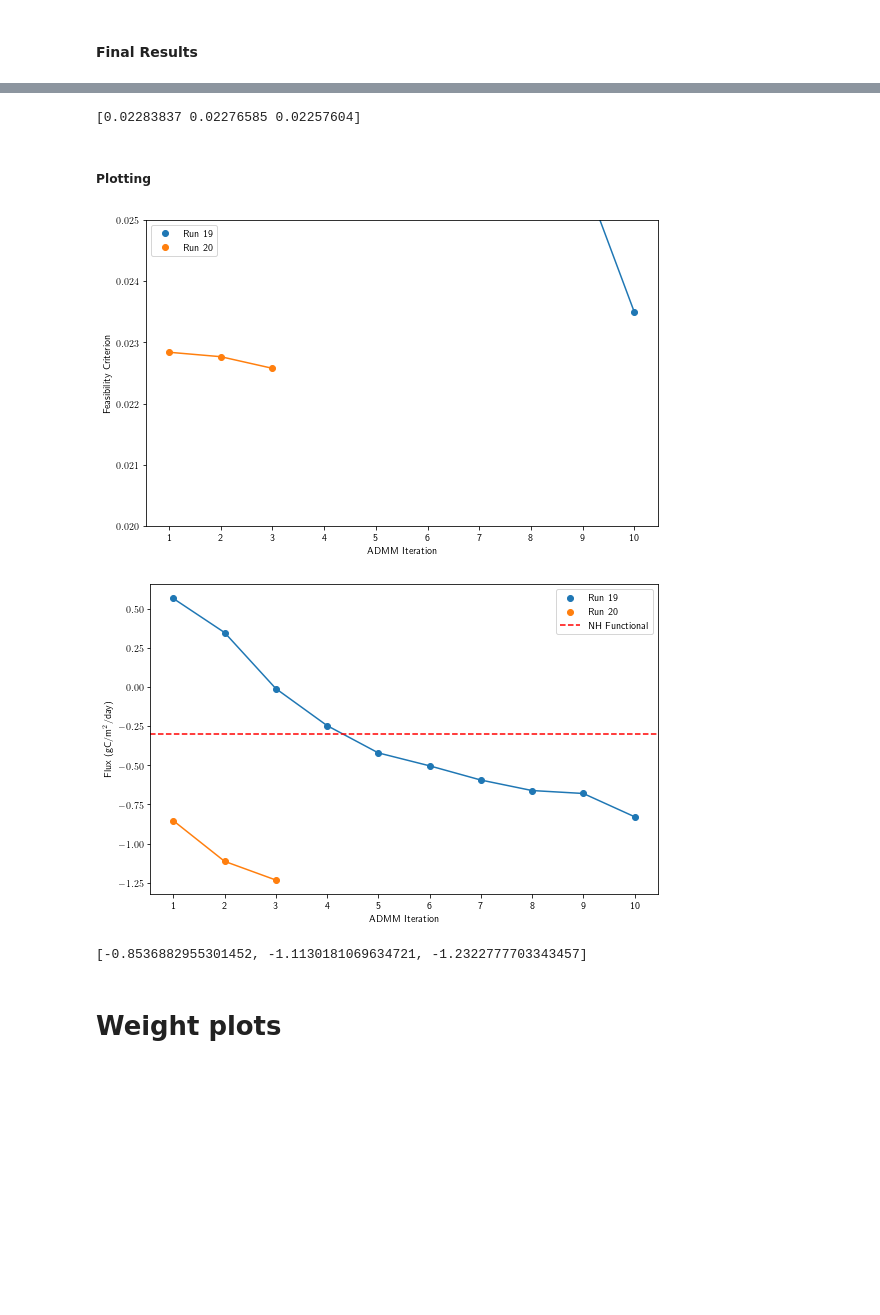
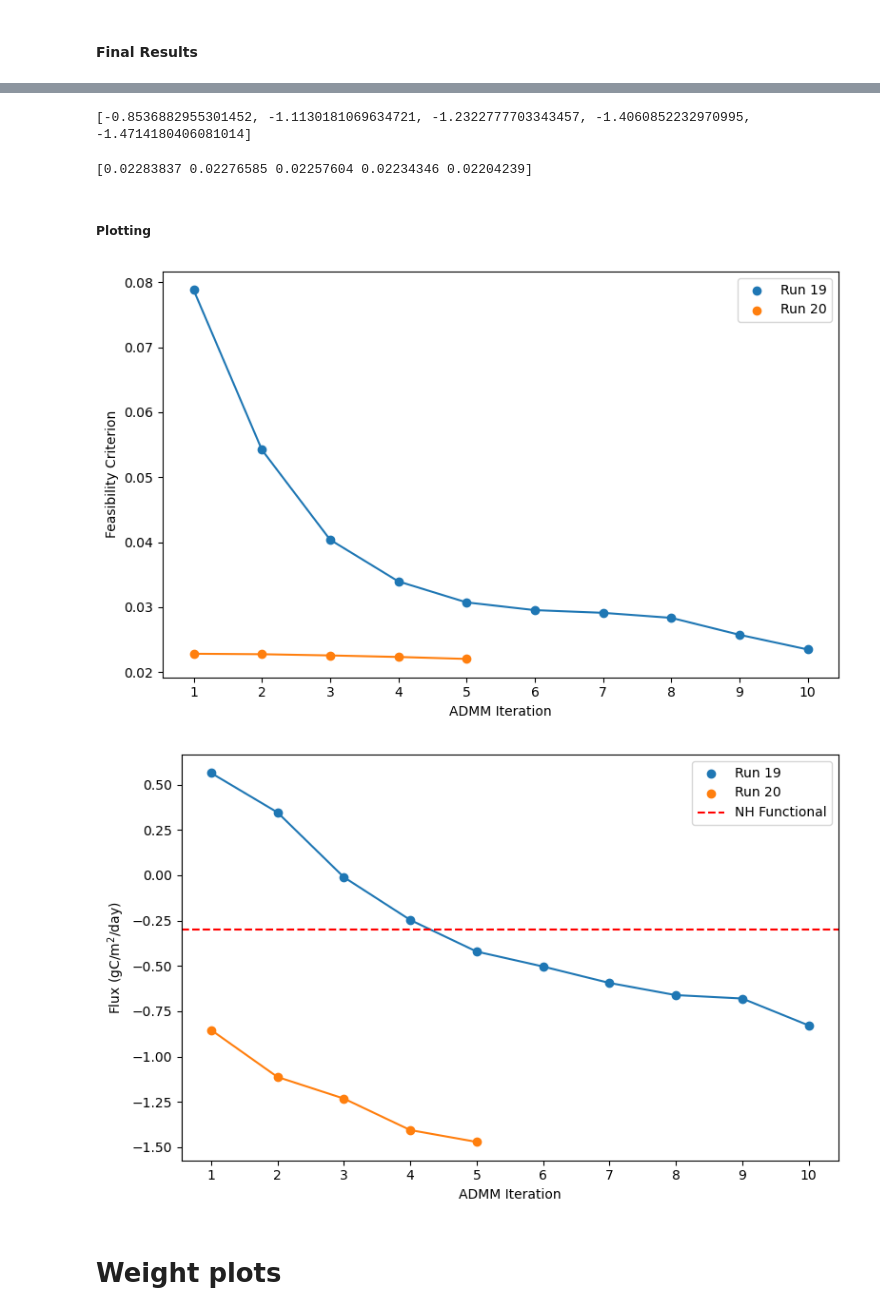
Before and after one commit to mcstanle/cf_inversion_sb_admm, a Jupyter notebook: output_investigations_20.ipynb, the cells around one changed output, grey strips where cells are left out. Drawn from its saved outputs; the diff is of its cells as text; code cells hidden in the pictures; blank space fills up the shorter version.

```diff
--- a/output_investigations_20.ipynb
+++ b/output_investigations_20.ipynb
@@ -248,2 +252,7 @@ plt.show()
 # %% [markdown]
 #### Final Results
+# %%
+# final results from the first set of steps
+with open(BASE_DIR + '/20/opt_output_02.pkl', 'rb') as f:
+    final_res_02 = pickle.load(f)
+print(final_res_02)
@@ -250,6 +277,6 @@ plt.show()
 # %%
 # final results from the previous run
-with open(BASE_DIR + '/20/opt_output_02.pkl', 'rb') as f:
+with open(BASE_DIR + '/20/opt_output_04.pkl', 'rb') as f:
     final_res = pickle.load(f)
 print(final_res)
 # %% [output]
@@ -270,14 +297,23 @@ print(final_res)
        [0., 0., 0., ..., 0., 0., 0.],
        [0., 0., 0., ..., 0., 0., 0.],
        [0., 0., 0., ..., 0., 0., 0.]])}
+# %%
+# compile the objective function values
+final_func_vals = final_res_02['objective_evals'] + final_res['objective_evals']
+print(final_func_vals)
+# %% [output]
+[-0.8536882955301452, -1.1130181069634721, -1.2322777703343457, -1.4060852232970995, -1.4714180406081014]
 # %%
-NUM_ITERS = 3
+NUM_ITERS = 5
 feasibility = np.zeros(NUM_ITERS)
 for i in range(NUM_ITERS):
-    feasibility[i] = np.linalg.norm(h - A.T @ final_res['c_opt_vecs'][i] - final_res['KTw_vecs'][i])
+    if i < 3:
+        feasibility[i] = np.linalg.norm(h - A.T @ final_res_02['c_opt_vecs'][i] - final_res_02['KTw_vecs'][i])
+    else:
+        feasibility[i] = np.linalg.norm(h - A.T @ final_res['c_opt_vecs'][i] - final_res['KTw_vecs'][i])
 print(feasibility)
 # %% [output]
-[0.02283837 0.02276585 0.02257604]
+[0.02283837 0.02276585 0.02257604 0.02234346 0.02204239]
 # %% [markdown]
 ##### Plotting
 # %%
@@ -298,7 +334,7 @@ plt.scatter(np.arange(1, NUM_ITERS + 1), feasibility, label='Run 20')
 
 plt.xticks(ticks=np.arange(1, NUM_ITERS_19 + 1), labels=np.arange(1, NUM_ITERS_19 + 1))
 # plt.yscale('log')
-plt.ylim(0.02, 0.025)
+# plt.ylim(0.02, 0.025)
 plt.xlabel('ADMM Iteration')
 plt.ylabel('Feasibility Criterion')
 plt.legend()
@@ -306,29 +342,25 @@ plt.tight_layout()
 # plt.savefig(SAVE_FIG_BASE + '/feasibility_progress.png', dpi=300)
 plt.show()
 # %% [output]
-[figure, old version]
+[figure, new version]
 # %%
 plt.figure(figsize=(8, 5))
 plt.plot(np.arange(1, NUM_ITERS_19 + 1), final_res_19['objective_evals'])
-plt.plot(np.arange(1, NUM_ITERS + 1), final_res['objective_evals'])
+plt.plot(np.arange(1, NUM_ITERS + 1), final_func_vals)
 plt.scatter(np.arange(1, NUM_ITERS_19 + 1), final_res_19['objective_evals'], label='Run 19')
-plt.scatter(np.arange(1, NUM_ITERS + 1), final_res['objective_evals'], label='Run 20')
+plt.scatter(np.arange(1, NUM_ITERS + 1), final_func_vals, label='Run 20')
 plt.axhline(true_func_val, linestyle='--', label='NH Functional', color='red')
 
 plt.xticks(ticks=np.arange(1, NUM_ITERS_19 + 1), labels=np.arange(1, NUM_ITERS_19 + 1))
 # plt.ylim(-1, 1)
 plt.xlabel('ADMM Iteration')
 plt.ylabel('Flux (gC/m$^2$/day)')
 plt.legend()
 plt.tight_layout()
 # plt.savefig(SAVE_FIG_BASE + '/endpoint_progress.png', dpi=300)
 plt.show()
 # %% [output]
-[figure, old version]
+[figure, new version]
-# %%
-final_res['objective_evals']
-# %% [output]
-[-0.8536882955301452, -1.1130181069634721, -1.2322777703343457]
 # %% [markdown]
 # Weight plots
 # %%
```
Also changed, not shown: parts of 11 cells of this notebook, 1 other file.
